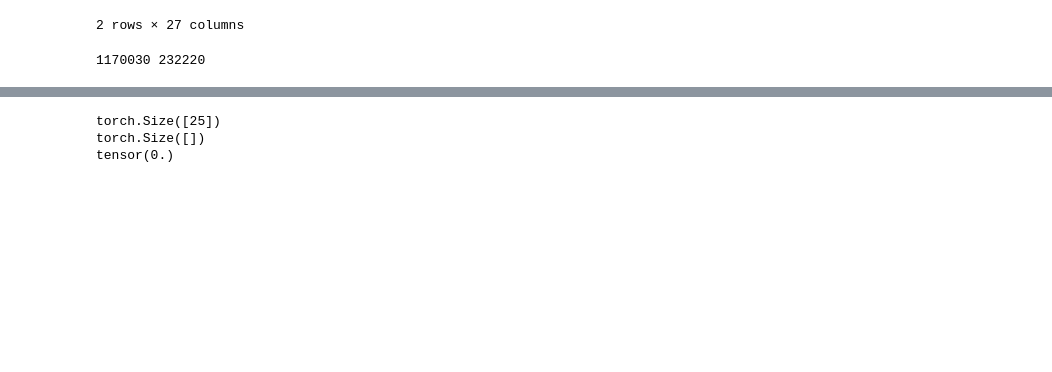
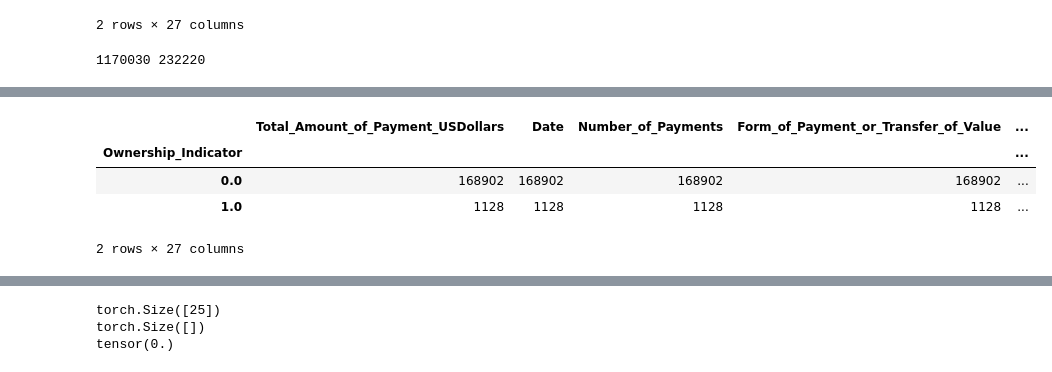
Before and after one commit to qffdhruba1123/analytics_cup_2021, a Jupyter notebook: Exploration.ipynb, the cells around one changed output, grey strips where cells are left out. Drawn from its saved outputs; the diff is of its cells as text; code cells hidden in the pictures; blank space fills up the shorter version.

```diff
--- a/Exploration.ipynb
+++ b/Exploration.ipynb
@@ -289,0 +348,8 @@ df_test.groupby('Ownership_Indicator').count()
+# %%
+df_train_val.groupby('Ownership_Indicator').count()
+# %% [output]
+|  | Total_Amount_of_Payment_USDollars | Date | Number_of_Payments | Form_of_Payment_or_Transfer_of_Value | ... |
+| Ownership_Indicator |  |  |  |  | ... |
+| 0.0 | 168902 | 168902 | 168902 | 168902 | ... |
+| 1.0 | 1128 | 1128 | 1128 | 1128 | ... |
+2 rows × 27 columns
```
Also changed, not shown: parts of 25 cells of this notebook.
